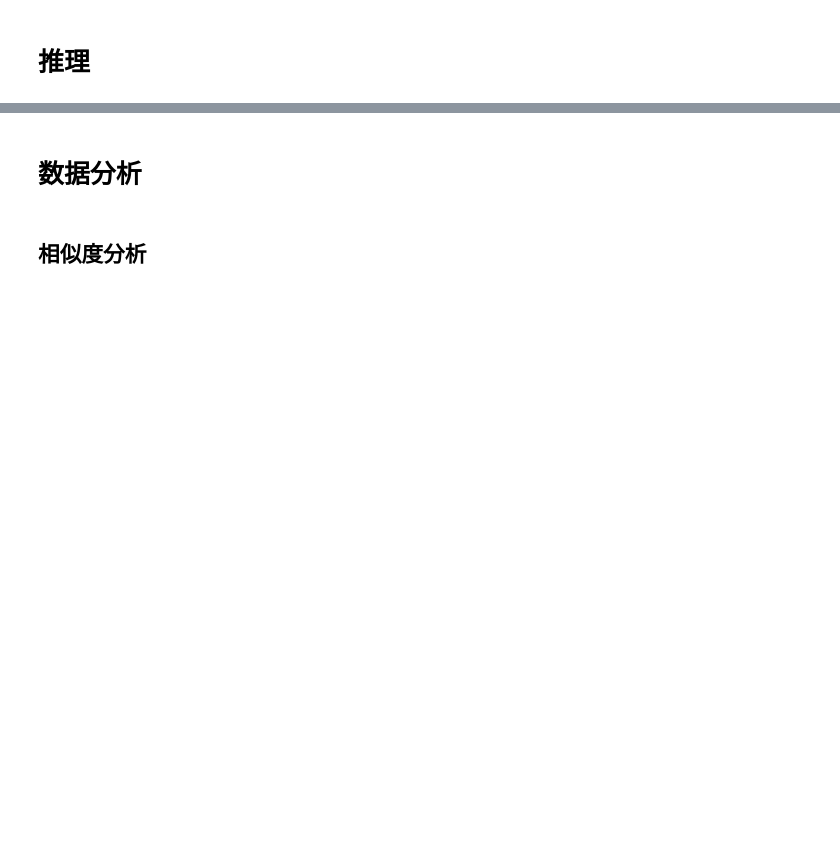
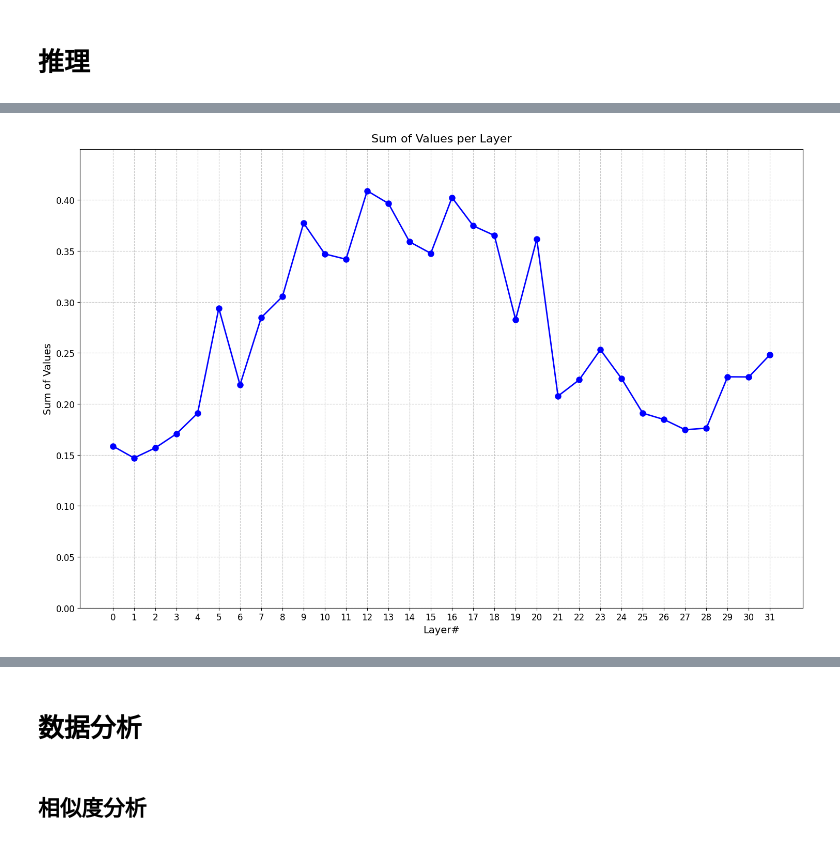
Before and after one commit to hhlxm/On-Device-MoE, a Jupyter notebook: test.ipynb, the cells around one changed output, grey strips where cells are left out. Drawn from its saved outputs; the diff is of its cells as text; code cells hidden in the pictures; blank space fills up the shorter version.

```diff
--- a/test.ipynb
+++ b/test.ipynb
@@ -35,0 +744,7 @@ model = AutoModelForCausalLM.from_pretrained(model_name, trust_remote_code=True,
+# %%
+for i, layer in enumerate(model.model.layers):
+    if isinstance(layer.mlp, DeepseekV2MoE):
+        print(f"Layer {i}:")
+        print("Predictor weight shape:", layer.predictor.weight.shape)
+        print("Gate weight shape:", layer.mlp.gate.weight.shape)
+        print("Predictor weight == Gate weight?", torch.equal(layer.predictor.weight, layer.mlp.gate.weight))
@@ -527,0 +1561,81 @@ The future of AI is uncertain,
+# %%
+def plot_layer_sums(
+    frequencies,
+    base_width=15,
+    base_height=10,
+    line_color='blue',
+    line_style='-',
+    marker='o',
+    base_title_fontsize=16,
+    base_label_fontsize=14,
+    base_tick_fontsize=12,
+    output_path=None,
+    output_format="svg",
+    dpi=600,
+    bbox_inches="tight"
+):
+    """
+    Draws a line chart of the sum of values per layer.
+
+    Parameters:
+        frequencies (dict): Dictionary with layer indices as keys and numpy arrays as values.
+        base_width (float): Base width of the plot in inches.
+        base_height (float): Base height of the plot in inches.
+        line_color (str): Color of the line.
+        line_style (str): Line style (e.g., '-', '--', '-.', ':').
+        marker (str): Marker style for data points (e.g., 'o', 's', '^').
+        base_title_fontsize (int): Font size for the plot title.
+        base_label_fontsize (int): Font size for axis labels.
+        base_tick_fontsize (int): Font size for tick labels.
+        output_path (str or Path): Path to save the plot and data. If None, only display.
+        output_format (str): Format of the output file (e.g., "svg", "png").
+        dpi (int): DPI for the saved figure.
+        bbox_inches (str): Bounding box adjustment for saving.
+    Returns:
+        layer_sums (list): List of sums for each layer.
+    """
+    # 计算每一层的和
+    layers = sorted(frequencies.keys())
+    layer_sums = [np.sum(frequencies[layer]) for layer in layers]
+
+    # 创建折线图
+    fig, ax = plt.subplots(figsize=(base_width, base_height))
+    ax.plot(layers, layer_sums, color=line_color, linestyle=line_style, marker=marker, linewidth=2, markersize=8)
+    # 设置标题和标签
+    ax.set_title("Sum of Values per Layer", fontsize=base_title_fontsize, pad=10)
+    ax.set_xlabel("Layer#", fontsize=base_label_fontsize)
+    ax.set_ylabel("Sum of Values", fontsize=base_label_fontsize)
+
+    # 设置刻度和范围
+    ax.set_xticks(layers)
+    ax.set_ylim(0, max(layer_sums) * 1.1)
+    ax.tick_params(axis='x', labelsize=base_tick_fontsize)
+    ax.tick_params(axis='y', labelsize=base_tick_fontsize)
+    ax.grid(True, linestyle='--', alpha=0.7)
+
+    # 调整布局
+    plt.tight_layout()
+
+    # 保存图形和数据
+    if output_path is not None:
+        output_path = Path(output_path)
+        output_dir = output_path.parent
+        output_dir.mkdir(parents=True, exist_ok=True)
+
+        # 保存折线图
+        plt.savefig(output_path, format=output_format, dpi=dpi, bbox_inches=bbox_inches)
+
+        # 保存数据为 JSON
+        json_path = output_path.with_suffix('.json')
+        with open(json_path, 'w') as f:
+            json.dump({
+                "layers": layers,
+                "layer_sums": layer_sums
+            }, f, indent=4)
+
+    # 显示图形
+    plt.show()
+    return layer_sums
+plot_layer_sums(frequencies2)
+# %% [output]
+[figure, added]
```
Also changed, not shown: parts of 26 cells of this notebook, 11 other files.
